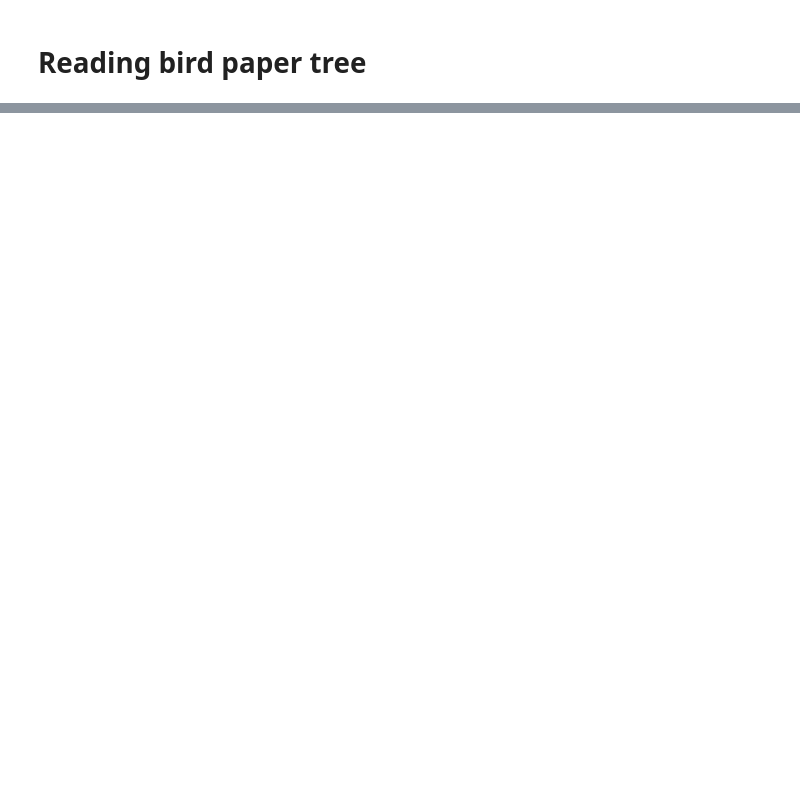
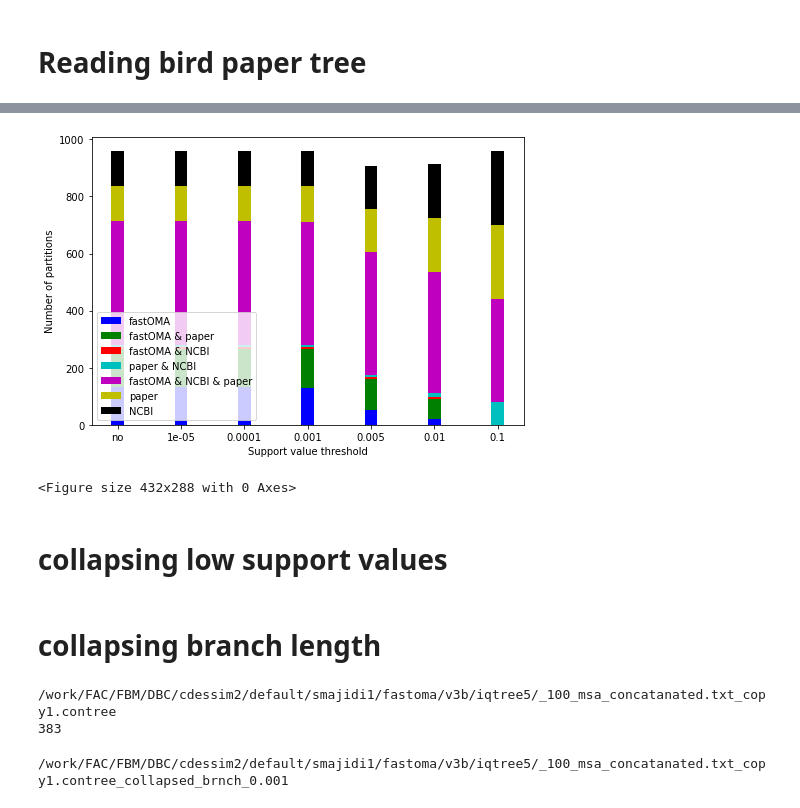
Before and after one commit to sinamajidian/fastoma_tree, a Jupyter notebook: code_tree.ipynb, the cells around one changed output, grey strips where cells are left out. Saved outputs shown, nothing was run; the diff lists cells and outputs as text; code cells hidden in the pictures; blank space fills up the shorter version.

```diff
--- a/code_tree.ipynb
+++ b/code_tree.ipynb
@@ -517,0 +385,11 @@ list(edges2)[1]
+# %%
+
+# 100
+t_all
+
+
+import numpy as np
+
+t_all=np.array(t_all)
+t_all_=np.transpose(t_all)
+len(t_all_)
@@ -517,0 +406,8 @@ list(edges2)[1]
+# %%
+lenged1=['fastOMA',
+  'fastOMA & paper',
+  'fastOMA & NCBI',
+  'paper & NCBI',
+  'fastOMA & NCBI & paper',
+  'paper',
+  'NCBI']
@@ -517,0 +436,29 @@ list(edges2)[1]
+# %%
+
+ind=[str(i) for i in ind]
+width = 0.20
+
+palet=['b', 'g', 'r', 'c', 'm', 'y', 'k', 'w']
+
+fig = plt.figure()
+ax = fig.add_axes([0,0,1,1])
+ax.bar(ind, t_all_[0], width, color=palet[0])
+ax.bar(ind, t_all_[1], width,bottom=t_all_[0], color=palet[1])
+ax.bar(ind, t_all_[2], width,bottom=t_all_[0]+t_all_[1], color=palet[2])
+ax.bar(ind, t_all_[3], width,bottom=t_all_[0]+t_all_[1]+t_all_[2], color=palet[3])
+ax.bar(ind, t_all_[4], width,bottom=t_all_[0]+t_all_[1]+t_all_[2]+t_all_[3], color=palet[4])
+ax.bar(ind, t_all_[5], width,bottom=t_all_[0]+t_all_[1]+t_all_[2]+t_all_[3]+t_all_[4], color=palet[5])
+ax.bar(ind, t_all_[6], width,bottom=t_all_[0]+t_all_[1]+t_all_[2]+t_all_[3]+t_all_[4]+t_all_[5], color=palet[6])
+
+
+ax.set_xlabel('Support value threshold')
+ax.set_ylabel('Number of partitions')
+#ax.set_title('Collapase edges with support value < threshold ')
+ax.legend(labels=lenged1,loc=3)
+
+
+plt.show()
+plt.savefig(project_folder_root+"collapse2.pdf")
+# %% [output]
+[figure, added]
+<Figure size 432x288 with 0 Axes>
@@ -517,0 +516,2 @@ list(edges2)[1]
+# %% [markdown]
+# collapsing low support values
@@ -517,0 +545,15 @@ list(edges2)[1]
+# %% [markdown]
+# collapsing branch length
+# %%
+print(bird_tree_address)
+
+bird_tree_address="/work/FAC/FBM/DBC/cdessim2/default/smajidi1/fastoma/v3b/iqtree5/_100_msa_concatanated.txt_copy1.contree"
+import dendropy
+from  dendropy import Tree
+#file1="_100_msa_concatanated.txt_copy1.contree"
+tree = dendropy.Tree.get_from_path(bird_tree_address,"newick") # newick nexus
+#print(tree)
+print(len(tree))
+# %% [output]
+/work/FAC/FBM/DBC/cdessim2/default/smajidi1/fastoma/v3b/iqtree5/_100_msa_concatanated.txt_copy1.contree
+383
@@ -517,0 +573,6 @@ list(edges2)[1]
+# %%
+bird_tree_address_out=bird_tree_address+"_collapsed_brnch_"+str(threshold)
+tree.write_to_path(bird_tree_address_out, "newick")
+print(bird_tree_address_out)
+# %% [output]
+/work/FAC/FBM/DBC/cdessim2/default/smajidi1/fastoma/v3b/iqtree5/_100_msa_concatanated.txt_copy1.contree_collapsed_brnch_0.001
```
Also changed, not shown: parts of 63 cells of this notebook, 2 other files.
